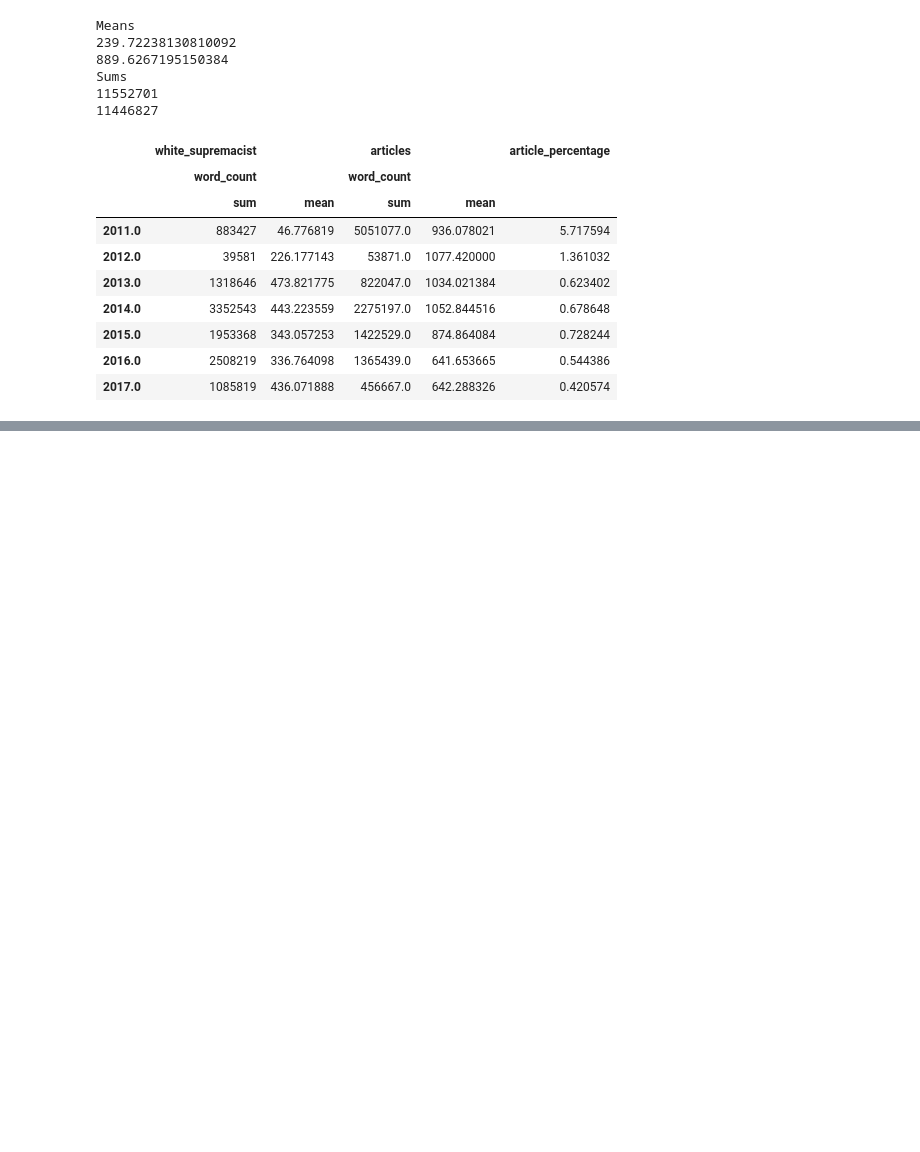
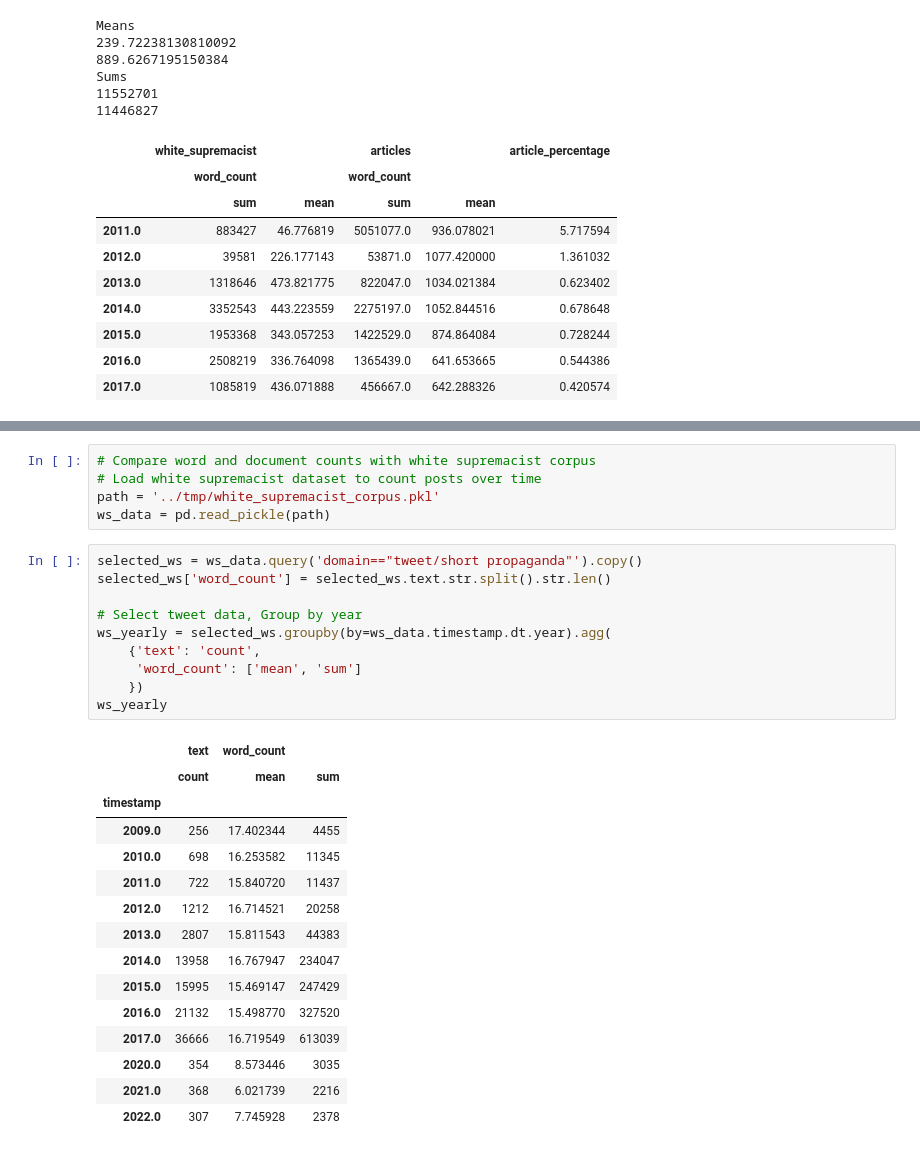
Before and after one commit to michaelmilleryoder/white_supremacist_lang, a Jupyter notebook: jupyter/neutral_data.ipynb, the cells around one changed output, grey strips where cells are left out. Saved outputs shown, nothing was run; the diff lists cells and outputs as text; blank space fills up the shorter version.

```diff
--- a/jupyter/neutral_data.ipynb
+++ b/jupyter/neutral_data.ipynb
@@ -588,0 +685,31 @@ Sums
+# %%
+# Compare word and document counts with white supremacist corpus
+# Load white supremacist dataset to count posts over time
+path = '../tmp/white_supremacist_corpus.pkl'
+ws_data = pd.read_pickle(path)
+# %%
+selected_ws = ws_data.query('domain=="tweet/short propaganda"').copy()
+selected_ws['word_count'] = selected_ws.text.str.split().str.len()
+
+# Select tweet data, Group by year
+ws_yearly = selected_ws.groupby(by=ws_data.timestamp.dt.year).agg(
+    {'text': 'count',
+     'word_count': ['mean', 'sum']
+    })
+ws_yearly
+# %% [output]
+|  | text | word_count |  |
+|  | count | mean | sum |
+| timestamp |  |  |  |
+| 2009.0 | 256 | 17.402344 | 4455 |
+| 2010.0 | 698 | 16.253582 | 11345 |
+| 2011.0 | 722 | 15.840720 | 11437 |
+| 2012.0 | 1212 | 16.714521 | 20258 |
+| 2013.0 | 2807 | 15.811543 | 44383 |
+| 2014.0 | 13958 | 16.767947 | 234047 |
+| 2015.0 | 15995 | 15.469147 | 247429 |
+| 2016.0 | 21132 | 15.498770 | 327520 |
+| 2017.0 | 36666 | 16.719549 | 613039 |
+| 2020.0 | 354 | 8.573446 | 3035 |
+| 2021.0 | 368 | 6.021739 | 2216 |
+| 2022.0 | 307 | 7.745928 | 2378 |
```
Also changed, not shown: parts of 6 cells of this notebook, 1 other file.
